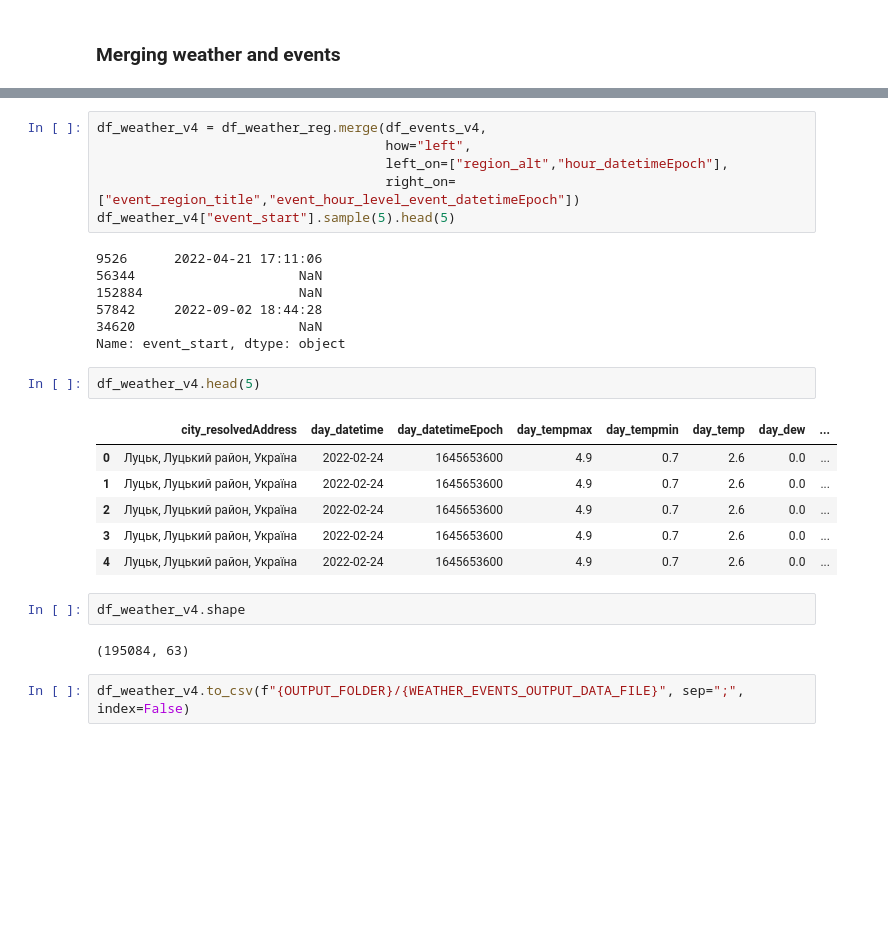
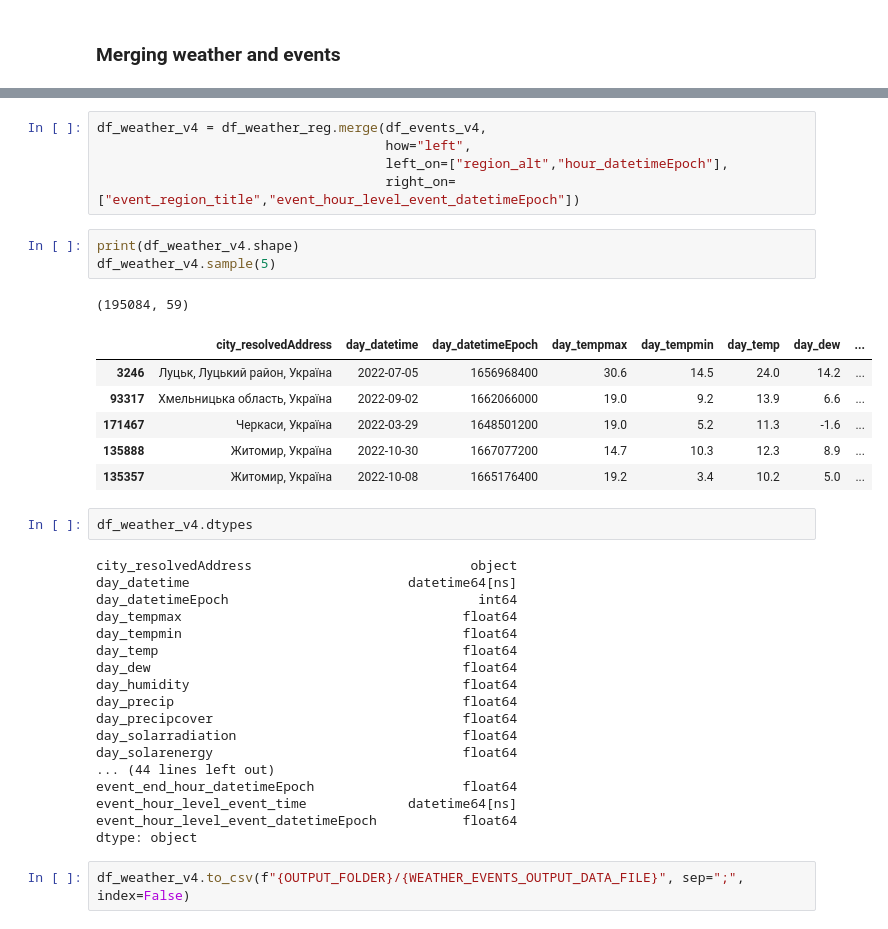
Before and after one commit to tmyroniuk/Naukma_api_project, a Jupyter notebook: 2.3. Data Preprocessing.ipynb, the cells around one changed output, grey strips where cells are left out. Saved outputs shown, nothing was run; the diff lists cells and outputs as text; blank space fills up the shorter version.

```diff
--- a/2.3. Data Preprocessing.ipynb
+++ b/2.3. Data Preprocessing.ipynb
@@ -427,27 +360,37 @@ df_weather_v4 = df_weather_reg.merge(df_events_v4,
                                      how="left",
                                      left_on=["region_alt","hour_datetimeEpoch"],
                                      right_on=["event_region_title","event_hour_level_event_datetimeEpoch"])
-df_weather_v4["event_start"].sample(5).head(5)
-# %% [output]
-9526      2022-04-21 17:11:06
-56344                     NaN
-152884                    NaN
-57842     2022-09-02 18:44:28
-34620                     NaN
-Name: event_start, dtype: object
 # %%
-df_weather_v4.head(5)
+print(df_weather_v4.shape)
+df_weather_v4.sample(5)
 # %% [output]
+(195084, 59)
 |  | city_resolvedAddress | day_datetime | day_datetimeEpoch | day_tempmax | day_tempmin | day_temp | day_dew | ... |
-| 0 | Луцьк, Луцький район, Україна | 2022-02-24 | 1645653600 | 4.9 | 0.7 | 2.6 | 0.0 | ... |
-| 1 | Луцьк, Луцький район, Україна | 2022-02-24 | 1645653600 | 4.9 | 0.7 | 2.6 | 0.0 | ... |
-| 2 | Луцьк, Луцький район, Україна | 2022-02-24 | 1645653600 | 4.9 | 0.7 | 2.6 | 0.0 | ... |
-| 3 | Луцьк, Луцький район, Україна | 2022-02-24 | 1645653600 | 4.9 | 0.7 | 2.6 | 0.0 | ... |
-| 4 | Луцьк, Луцький район, Україна | 2022-02-24 | 1645653600 | 4.9 | 0.7 | 2.6 | 0.0 | ... |
+| 3246 | Луцьк, Луцький район, Україна | 2022-07-05 | 1656968400 | 30.6 | 14.5 | 24.0 | 14.2 | ... |
+| 93317 | Хмельницька область, Україна | 2022-09-02 | 1662066000 | 19.0 | 9.2 | 13.9 | 6.6 | ... |
+| 171467 | Черкаси, Україна | 2022-03-29 | 1648501200 | 19.0 | 5.2 | 11.3 | -1.6 | ... |
+| 135888 | Житомир, Україна | 2022-10-30 | 1667077200 | 14.7 | 10.3 | 12.3 | 8.9 | ... |
+| 135357 | Житомир, Україна | 2022-10-08 | 1665176400 | 19.2 | 3.4 | 10.2 | 5.0 | ... |
-# %%
-df_weather_v4.shape
-# %% [output]
-(195084, 63)
+# %%
+df_weather_v4.dtypes
+# %% [output]
+city_resolvedAddress                            object
+day_datetime                            datetime64[ns]
+day_datetimeEpoch                                int64
+day_tempmax                                    float64
+day_tempmin                                    float64
+day_temp                                       float64
+day_dew                                        float64
+day_humidity                                   float64
+day_precip                                     float64
+day_precipcover                                float64
+day_solarradiation                             float64
+day_solarenergy                                float64
+... (44 lines left out)
+event_end_hour_datetimeEpoch                   float64
+event_hour_level_event_time             datetime64[ns]
+event_hour_level_event_datetimeEpoch           float64
+dtype: object
 # %%
 df_weather_v4.to_csv(f"{OUTPUT_FOLDER}/{WEATHER_EVENTS_OUTPUT_DATA_FILE}", sep=";", index=False)
 # %%
```
Also changed, not shown: parts of 28 cells of this notebook, 3 other files.
